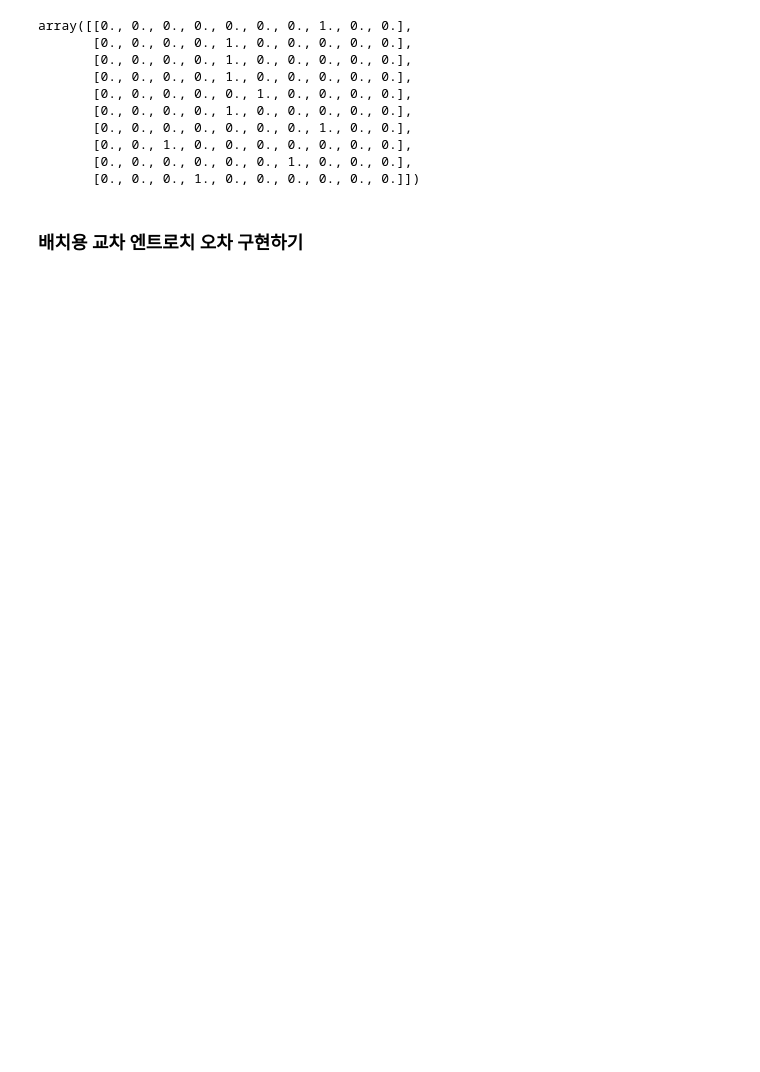
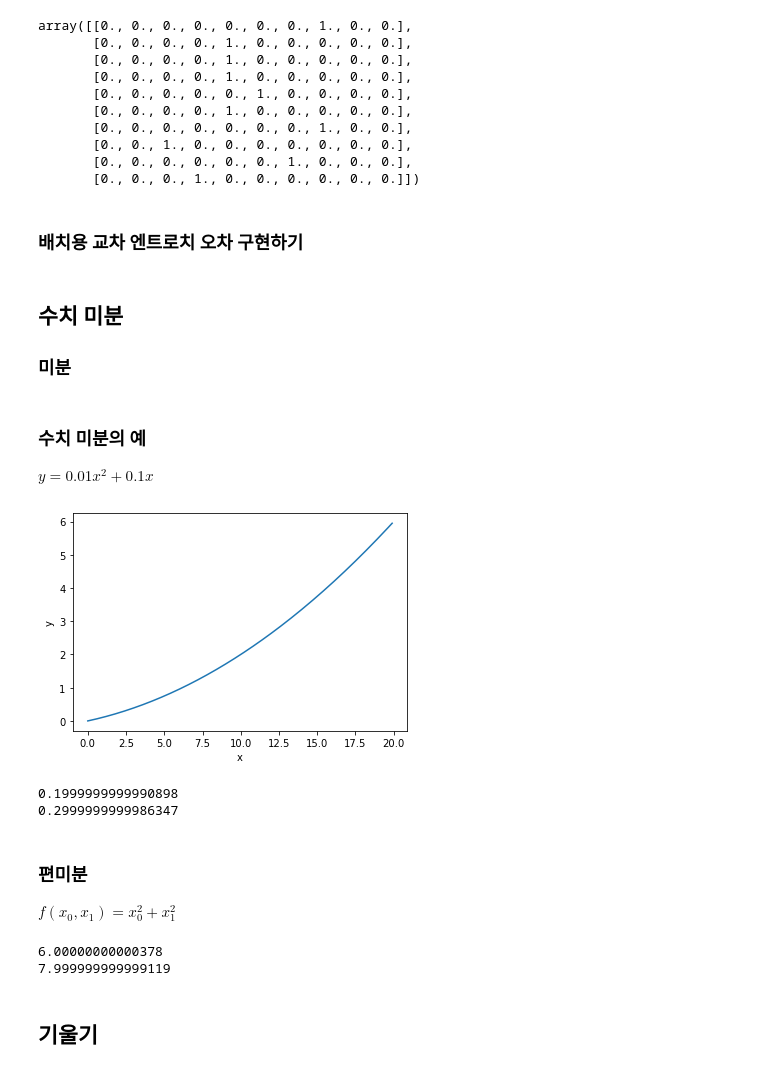
Before and after one commit to gky2017/-, a Jupyter notebook: Ch04. 신경망 학습.ipynb, the cells around one changed output. Saved outputs shown, nothing was run; the diff lists cells and outputs as text; code cells hidden in the pictures; blank space fills up the shorter version.

```diff
--- a/Ch04. 신경망 학습.ipynb
+++ b/Ch04. 신경망 학습.ipynb
@@ -97,3 +115,7 @@ def cee(y, t):
 # 이 때 매개변수의 미분(기울기)를 계산하고, 그 미분 값을 단서로 매개변수의 값을 서서싷 갱신하는 과정을 반복함.
 
 # 정확도를 지표로 삼아서는 안 되는 이유는 미분 값이 대부분 장소에서 0이 되어 매개변수를 갱신할 수 없기 때문.
+# %% [markdown]
+## 수치 미분
+
+### 미분
@@ -99,0 +139,49 @@ def cee(y, t):
+# %% [markdown]
+### 수치 미분의 예
+
+$ y = 0.01 x^2 + 0.1 x  $
+# %%
+def function_1(x):
+    return 0.01 * x ** 2 + 0.1 * x
+
+import numpy as np
+import matplotlib.pyplot as plt
+
+x = np.arange(0.0, 20.0, 0.1)  # 0에서 20까지 0.1 간격의 배열 x를 만듬
+y = function_1(x)
+plt.xlabel("x")
+plt.ylabel("y")
+plt.plot(x, y)
+plt.show()
+# %% [output]
+[figure, added]
+# %%
+# x = 5, 10일때 값 미분해보자
+print(numerical_diff(function_1, 5))
+print(numerical_diff(function_1, 10))
+# %% [output]
+0.1999999999990898
+0.2999999999986347
+# %% [markdown]
+### 편미분
+
+$ f(x_0, x_1) = x^2_0 + x^2_1 $
+# %%
+def function_2(x):
+    return x[0] ** 2 + x[1] ** 2
+
+# 어느 변수에 대한 미분이냐를 구별해야 함.
+# 이와 같이 변수가 여럿인 함수에 대한 미분을 편미분이라고 함.
+
+def function_tmp1(x0):
+    return x0 ** 2 + 4 ** 2
+print(numerical_diff(function_tmp1, 3.0))
+
+def function_tmp2(x1):
+    return 3 ** 2 + x1 ** 2
+print(numerical_diff(function_tmp2, 4.0))
+# %% [output]
+6.00000000000378
+7.999999999999119
+# %% [markdown]
+## 기울기
```
Also changed, not shown: parts of 20 cells of this notebook.
